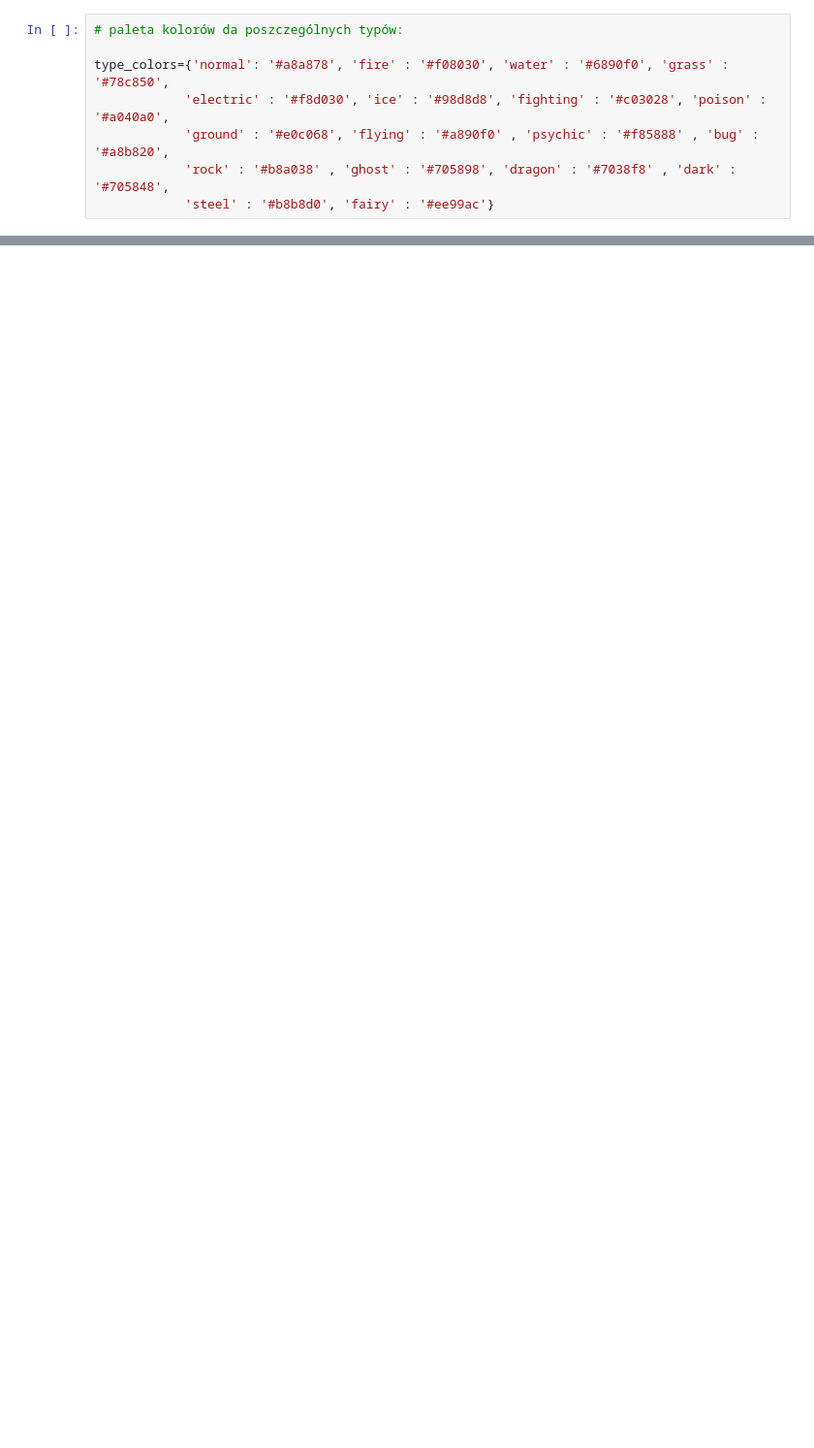
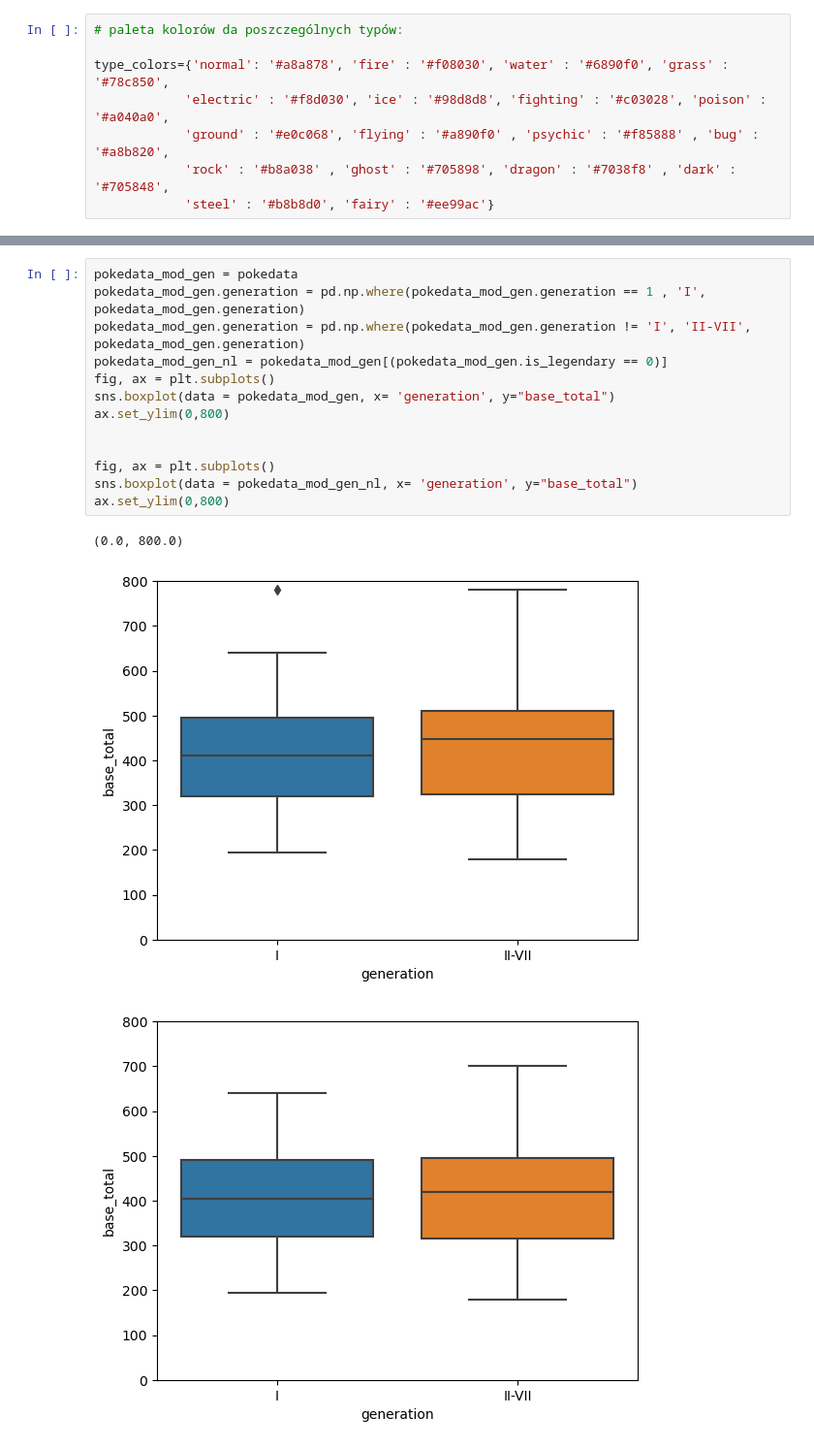
Before and after one commit to infoshareacademy/jdszr12-databenders, a Jupyter notebook: pokemon_python_rb.ipynb, the cells around one changed output, grey strips where cells are left out. Shown at 97% size. Cells and saved outputs as stored; diff of their text form; blank space fills up the shorter version.

```diff
--- a/pokemon_python_rb.ipynb
+++ b/pokemon_python_rb.ipynb
@@ -143,0 +162,17 @@ Text(0.5, 1.0, 'Wartości Capture rate dla poszczególnych typów')
+# %%
+pokedata_mod_gen = pokedata
+pokedata_mod_gen.generation = pd.np.where(pokedata_mod_gen.generation == 1 , 'I', pokedata_mod_gen.generation)
+pokedata_mod_gen.generation = pd.np.where(pokedata_mod_gen.generation != 'I', 'II-VII', pokedata_mod_gen.generation)
+pokedata_mod_gen_nl = pokedata_mod_gen[(pokedata_mod_gen.is_legendary == 0)]
+fig, ax = plt.subplots()
+sns.boxplot(data = pokedata_mod_gen, x= 'generation', y="base_total")
+ax.set_ylim(0,800)
+
+
+fig, ax = plt.subplots()
+sns.boxplot(data = pokedata_mod_gen_nl, x= 'generation', y="base_total")
+ax.set_ylim(0,800)
+# %% [output]
+(0.0, 800.0)
+[figure, added]
+[figure, added]
```
Also changed, not shown: parts of 36 cells of this notebook, 3 other files.
